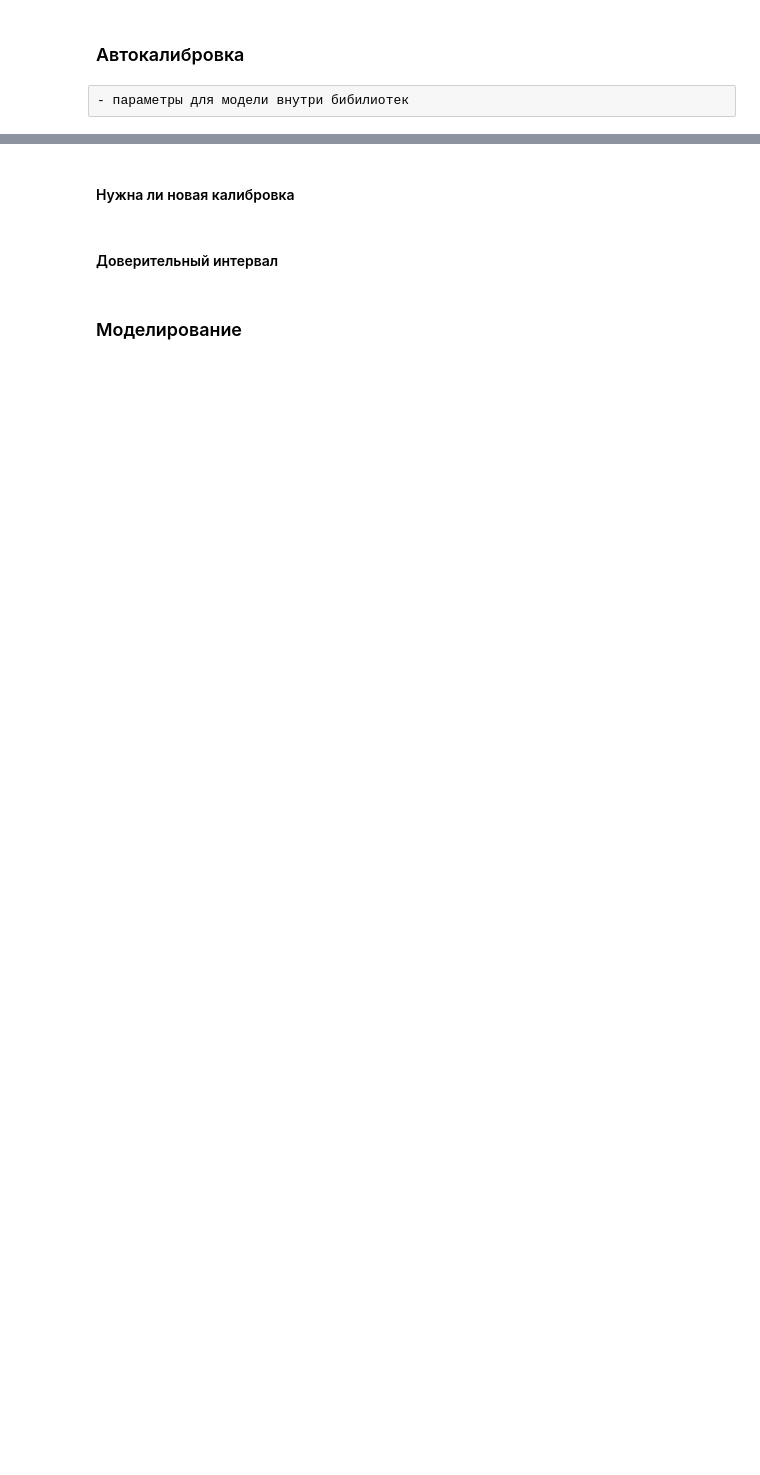
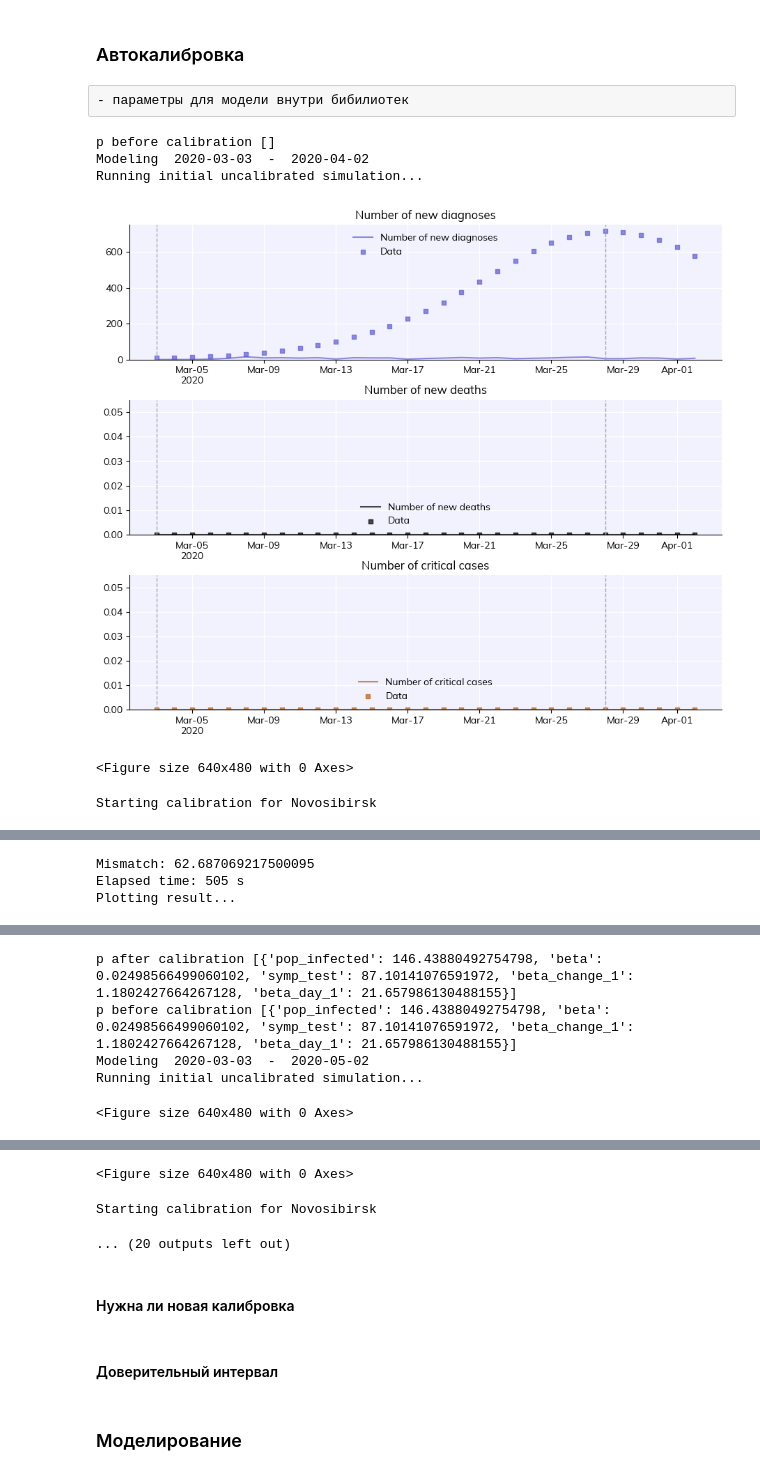
Before and after one commit to korzin-andrey/covasim_research, a Jupyter notebook: Generate_covasim_population.ipynb, the cells around one changed output, grey strips where cells are left out. Cells and saved outputs as stored; diff of their text form; code cells hidden in the pictures; blank space fills up the shorter version.

Commit message:
chelyabinsk_1

```diff
--- a/Generate_covasim_population.ipynb
+++ b/Generate_covasim_population.ipynb
@@ -111,12 +115,15 @@ for i in jsonpop:
 # Работа с ковасимом
 # %% [markdown]
 ### Создание симуляции с заданной популяцией
+# %%
+params_path = './data/chelyabinsk_1/params/Chelyabinsk_dataset.csv'
 # %%
-pars = {'pop_size': 40797,
- 'pop_infected': 98,
+pars = {'pop_size': 40614,
+ 'pop_infected': 71.4701344874034,
  'pop_type': 'synthpops',
  'location': 'Chelyabinsk',
- 'n_days': 150,
+ 'start_day': '2020-03-03',
+ 'end_day': '2020-06-01',
  'rand_seed': 1,
  'verbose': 0,
  'pop_scale': 1,
@@ -127,13 +134,13 @@ pars = {'pop_size': 40797,
  'frac_susceptible': 0.78,
  'contacts': {'h': 1.57, 's': 8.5, 'w': 8.5, 'c': 0, 'l': 10},
  'dynam_layer': {'h': 0, 's': 0, 'w': 0, 'c': 0, 'l': 0},
- 'beta_layer': {'h': 3.0, 's': 0.6, 'w': 0.6, 'c': 0, 'l': 1.5},
+ 'beta_layer': {'h': 3.0, 's': 0.6, 'w': 0.6, 'c': 0.3, 'l': 1.5},
  'beta_dist': {'dist': 'neg_binomial',
   'par1': 1.0,
   'par2': 0.45,
   'step': 0.01},
  'viral_dist': {'frac_time': 0.3, 'load_ratio': 2, 'high_cap': 4},
- 'beta': 0.23451319609633497,
+ 'beta': 0.4532533335658518,
  'asymp_factor': 1.0,
  'n_imports': 0,
  'n_variants': 1,
@@ -143,9 +150,7 @@ pars = {'pop_size': 40797,
  'immunity': None,
  'trans_redux': 0.59,
  'rel_beta': 1.0,
- 'interventions': [cv.test_num(daily_tests=40797, symp_test=100.0, quar_test=1.0, quar_policy=None, subtarget=None,
-                               ili_prev=None, sensitivity=1.0, loss_prob=0, test_delay=0, start_day=0, end_day=None,
-                               swab_delay=None)],
+
  'rel_symp_prob': 1.0,
  'rel_severe_prob': 1.0,
  'rel_crit_prob': 0,
@@ -163,6 +168,7 @@ pars = {'pop_size': 40797,
  'iso_factor': {'h': 1, 's': 1, 'w': 1, 'c': 1, 'l': 1},
  'quar_factor': {'h': 1, 's': 1, 'w': 1, 'c': 1, 'l': 1},
  'quar_period': 0,
+ 'interventions': [cv.test_num(daily_tests=40797, symp_test=100.0, quar_test=1.0, quar_policy=None, subtarget=None, ili_prev=None, sensitivity=1.0, loss_prob=0, test_delay=0, start_day=0, end_day=None, swab_delay=None)],
  'analyzers': [],
  'timelimit': None,
  'stopping_func': None,
@@ -180,8 +186,7 @@ pars = {'pop_size': 40797,
    'rel_crit_prob': 0,
    'rel_death_prob': 0}}}
 
-
-sim = cv.Sim(pars, interventions=cv.test_num(daily_tests=len(popdict)), datafile='./data/chelyabinsk_25/Chelyabinsk_dataset.csv')
+sim = cv.Sim(pars, interventions=cv.test_num(daily_tests=len(popdict)), datafile=params_path)
 sim.popdict = cv.make_synthpop(sim, popdict=popdict)
 # %% [markdown]
 ### Калибровка
@@ -199,12 +245,12 @@ calib.plot_sims(to_plot=['new_infections','cum_infections'])
 - параметры для модели внутри бибилиотек
 # %%
 location='Chelyabinsk'
-pop_location=40797
+pop_location=40614
 cal_keys=['n_infectious', 'new_diagnoses', 'cum_diagnoses'] # ключи для калибровки
 cal_values=[1, 2, 3] # веса для параметров
 pop_inf=[98,1,150] # количество первоначально зараженных: лучшее, мин, макс
 
-data_csv="./data/chelyabinsk_25/Chelyabinsk_dataset.csv"
+data_csv=params_path
 
 
 df1=pd.read_csv(data_csv,index_col=0,parse_dates=True)
@@ -230,7 +276,8 @@ rotation=0
 dateformat='%Y.%m.%d'
 # %%
 # import calibrated parameters for Novosibirsk
-calibrated_params=open('./data/chelyabinsk_25/p_autocal_total.json','r')
+calibrated_path = './data/chelyabinsk_1/params/p_autocal_total.json'
+calibrated_params=open(calibrated_path,'r')
 p=json.load(calibrated_params)
 
 
@@ -248,16 +295,23 @@ b_change_model=cv.date(b_days,start_date=start_day, as_date=False)
 # %%
 # do autocalibration
 
 # create an empty list for calibrated parameters
 p=[]
 
 for i in range(len(bounds_of_periods)):
     print('p before calibration', p)
     sim,p=calibration_process(param=p, datafile=df1, location=location, pop_location=pop_location, start_day=start_day,
                               end_day=bounds_of_periods[i], cal_keys=cal_keys, cal_values=cal_values, pop_inf=pop_inf,
                               #n_runs=n_runs, n_workers=n_workers,
                               popdict=popdict)
     print('p after calibration', p)
 
-with open('p_autocal_total.json', 'w') as jsonfile:
+with open(calibrated_path, 'w') as jsonfile:
     json.dump(p, jsonfile)
+# %% [output]
+p before calibration []
+Modeling  2020-03-03  -  2020-04-02
+Running initial uncalibrated simulation...
+[figure, added]
+<Figure size 640x480 with 0 Axes>
+Starting calibration for Novosibirsk
@@ -263,0 +335,3 @@ with open('p_autocal_total.json', 'w') as jsonfile:
+Mismatch: 62.687069217500095
+Elapsed time: 505 s
+Plotting result...
@@ -263,0 +339,5 @@ with open('p_autocal_total.json', 'w') as jsonfile:
+p after calibration [{'pop_infected': 146.43880492754798, 'beta': 0.02498566499060102, 'symp_test': 87.10141076591972, 'beta_change_1': 1.1802427664267128, 'beta_day_1': 21.657986130488155}]
+p before calibration [{'pop_infected': 146.43880492754798, 'beta': 0.02498566499060102, 'symp_test': 87.10141076591972, 'beta_change_1': 1.1802427664267128, 'beta_day_1': 21.657986130488155}]
+Modeling  2020-03-03  -  2020-05-02
+Running initial uncalibrated simulation...
+<Figure size 640x480 with 0 Axes>
@@ -264,3 +345,6 @@ with open('p_autocal_total.json', 'w') as jsonfile:
+<Figure size 640x480 with 0 Axes>
+Starting calibration for Novosibirsk
+... (20 outputs left out)
 # %%
 sim=run_model(p=p, location=location, pop_location=pop_location, start_day=start_day, end_day=last_day,
               b_days=b_days, b_changes=b_changes, data=df1, run=False, popdict=popdict)
```
Also changed, not shown: parts of 10 cells of this notebook, 51 other files.
